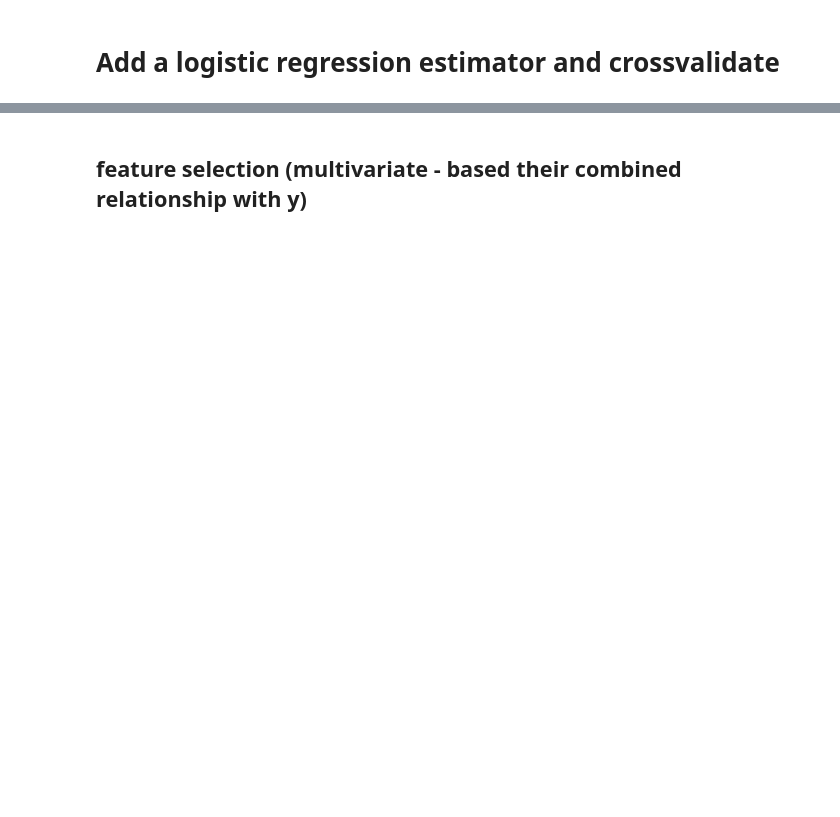
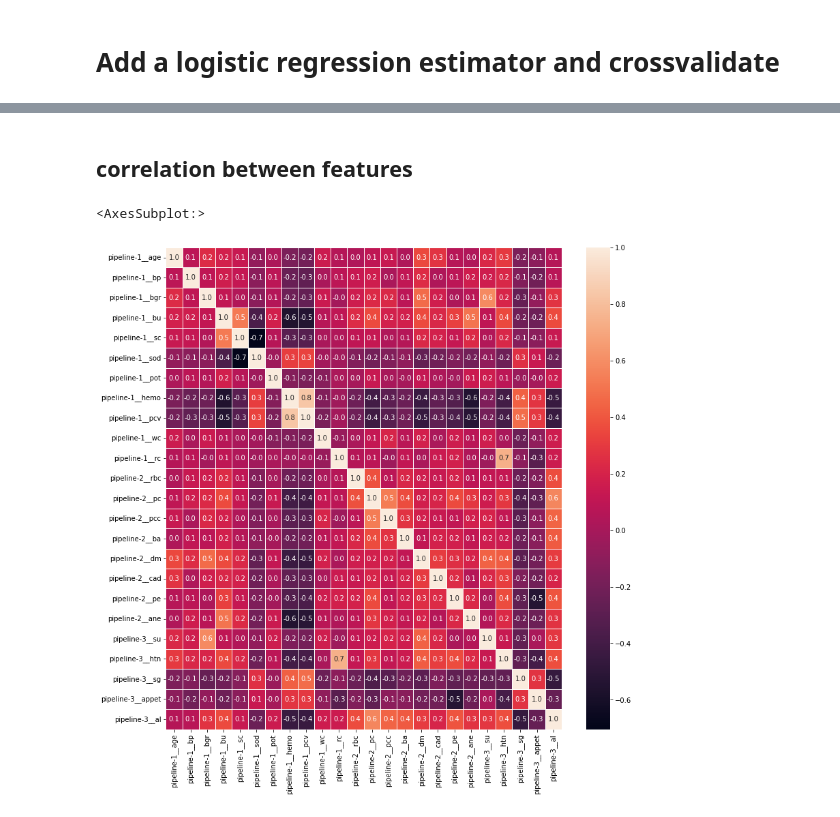
Before and after one commit to viiktoria/kidney_kids, a Jupyter notebook: kidney_kids/Model_evaluation.ipynb, the cells around one changed output, grey strips where cells are left out. Cells and saved outputs as stored; diff of their text form; code cells hidden in the pictures; blank space fills up the shorter version.

Commit message:
cleaning and scaling datasetcompleted with feature selection performed on some models

```diff
--- a/kidney_kids/Model_evaluation.ipynb
+++ b/kidney_kids/Model_evaluation.ipynb
@@ -186,7 +195,7 @@ def pipe(a,b,c):
     # imputing categorical features with unique values < 5
     preproc_cat = make_pipeline(SimpleImputer(strategy="most_frequent"))
     # scaling remaining (ordinal)
-    preproc_cat_ord = make_pipeline(SimpleImputer(strategy="most_frequent"), StandardScaler())
+    preproc_cat_ord = make_pipeline(SimpleImputer(strategy="most_frequent"), MinMaxScaler())
 
     preproc_baseline = make_column_transformer((preproc_num, a),
     (preproc_cat, b),
@@ -220,3 +228,0 @@ ColumnTransformer(transformers=[('pipeline-1',
-# %%
-X_transformed = pipe.fit_transform(X_train)
-X_transformed.shape
@@ -238,0 +229,12 @@ X_final.shape
+# %%
+# final transformed X_train and X_test
+SimpleImputer.get_feature_names_out = (lambda self, names=None: self.feature_names_in_)
+
+
+X_train_transform = pipe.fit_transform(X_train)
+pipe.get_feature_names_out()
+X_train_final = pd.DataFrame(X_train_transform, columns=pipe.get_feature_names_out())
+
+X_test_transform = pipe.fit_transform(X_test)
+pipe.get_feature_names_out()
+X_test_final = pd.DataFrame(X_test_transform, columns=pipe.get_feature_names_out())
@@ -322,2 +291,0 @@ preproc.fit_transform(X,y).shape
-# %% [markdown]
-## feature selection (multivariate - based their combined relationship with y)
@@ -345,0 +292,8 @@ selector.estimator_.coef_
+# %% [markdown]
+## correlation between features
+# %%
+f,ax = plt.subplots(figsize=(13, 13))
+sns.heatmap(X_train_final.corr(), annot=True, linewidths=.5, fmt= '.1f',ax=ax)
+# %% [output]
+<AxesSubplot:>
+[figure, added]
```
Also changed, not shown: parts of 46 cells of this notebook.
